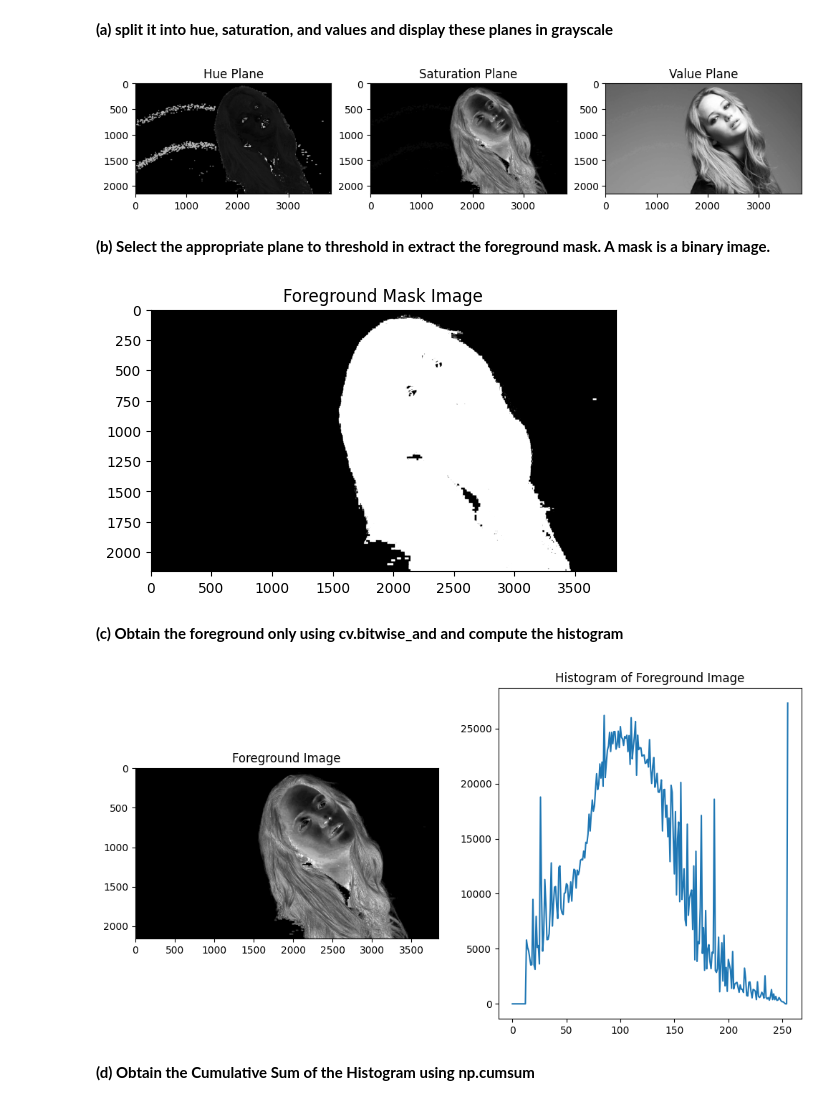
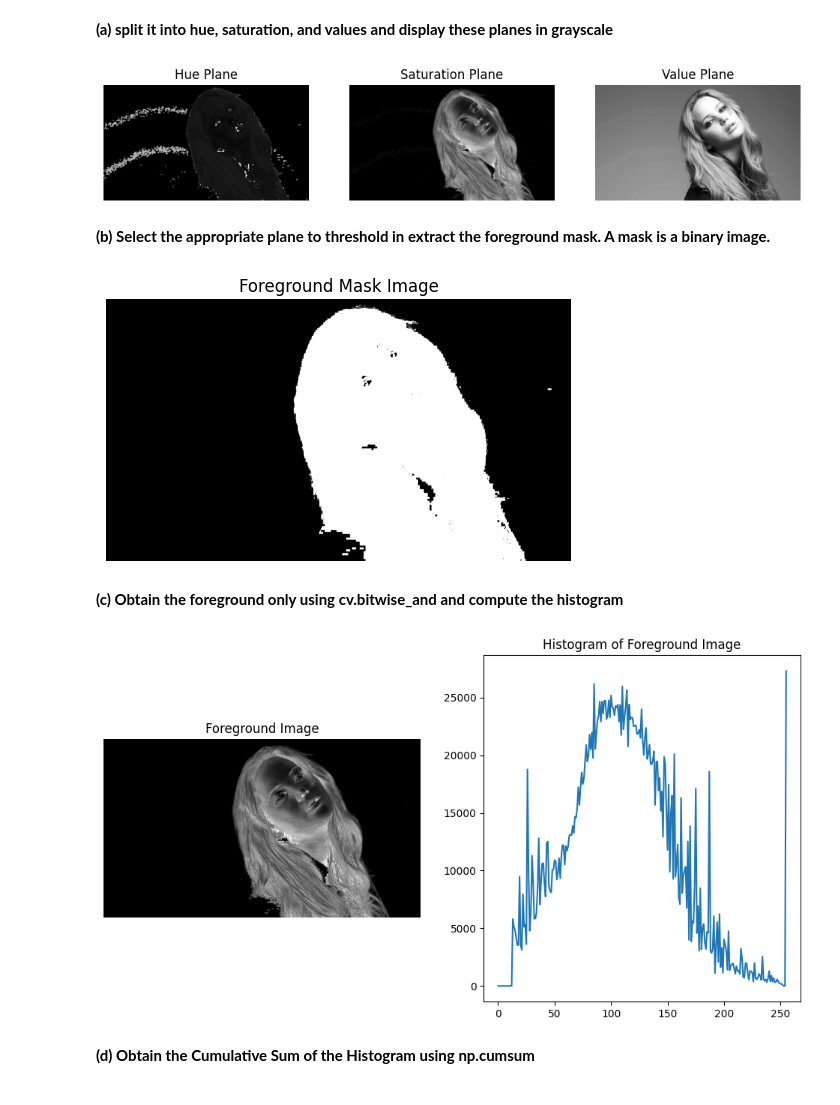
Before and after one commit to akhilaprabodha/EN3160-Image-Processing-and-Machine-Vision-Lab-Experiments, a Jupyter notebook: assignment_1/q6.ipynb, the cells around one changed output. Saved outputs shown, nothing was run; the diff lists cells and outputs as text; code cells hidden in the pictures.

```diff
--- a/assignment_1/q6.ipynb
+++ b/assignment_1/q6.ipynb
@@ -7,34 +7,37 @@ import cv2
 import matplotlib.pyplot as plt
 import numpy as np
 
 # Load image
 image_path = r'C:\Users\Asus\Documents\GitHub\EN3160-Image-Processing-and-Machine-Vision-Lab-Experiments\assignment_1\a1images\jeniffer.jpg'
 image = cv2.imread(image_path)
 assert image is not None, "Image not found."
 
 # Convert the image from BGR to HSV
 hsv_converted_image = cv2.cvtColor(image, cv2.COLOR_BGR2HSV)
 
 # Split the HSV image into hue, saturation, and value channels
 hue_channel, saturation_channel, value_channel = cv2.split(hsv_converted_image)
 
 # Display the hue, saturation, and value planes in grayscale
 plt.figure(figsize=(12, 6))
 plt.subplot(1, 3, 1)
 plt.imshow(hue_channel, cmap='gray')
 plt.title('Hue Plane')
+plt.axis('off')
 
 plt.subplot(1, 3, 2)
 plt.imshow(saturation_channel, cmap='gray')
 plt.title('Saturation Plane')
+plt.axis('off')
 
 plt.subplot(1, 3, 3)
 plt.imshow(value_channel, cmap='gray')
 plt.title('Value Plane')
+plt.axis('off')
 
 plt.show()
 # %% [output]
-[figure, old version]
+[figure, new version]
 # %% [markdown]
 **(b) Select the appropriate plane to threshold in extract the foreground mask. A mask is a binary image.**
 # %%
@@ -46,9 +49,10 @@ _, mask = cv2.threshold(saturation_channel, 12, 255, cv2.THRESH_BINARY)
 plt.figure(figsize=(6, 6))
 plt.imshow(mask, cmap='gray')
 plt.title('Foreground Mask Image')
+plt.axis('off')
 plt.show()
 # %% [output]
-[figure, old version]
+[figure, new version]
 # %% [markdown]
 **(c) Obtain the foreground only using cv.bitwise_and and compute the histogram**
 # %%
@@ -63,6 +67,7 @@ plt.figure(figsize=(12, 6))
 plt.subplot(1, 2, 1)
 plt.imshow(foreground, cmap='gray')
 plt.title('Foreground Image')
+plt.axis('off')
 
 plt.subplot(1, 2, 2)
 plt.plot(histogram)
@@ -70,7 +75,7 @@ plt.title('Histogram of Foreground Image')
 
 plt.show()
 # %% [output]
-[figure, old version]
+[figure, new version]
 # %% [markdown]
 **(d) Obtain the Cumulative Sum of the Histogram using np.cumsum**
 # %%
```
Also changed, not shown: parts of 1 cell of this notebook, 4 other files.
